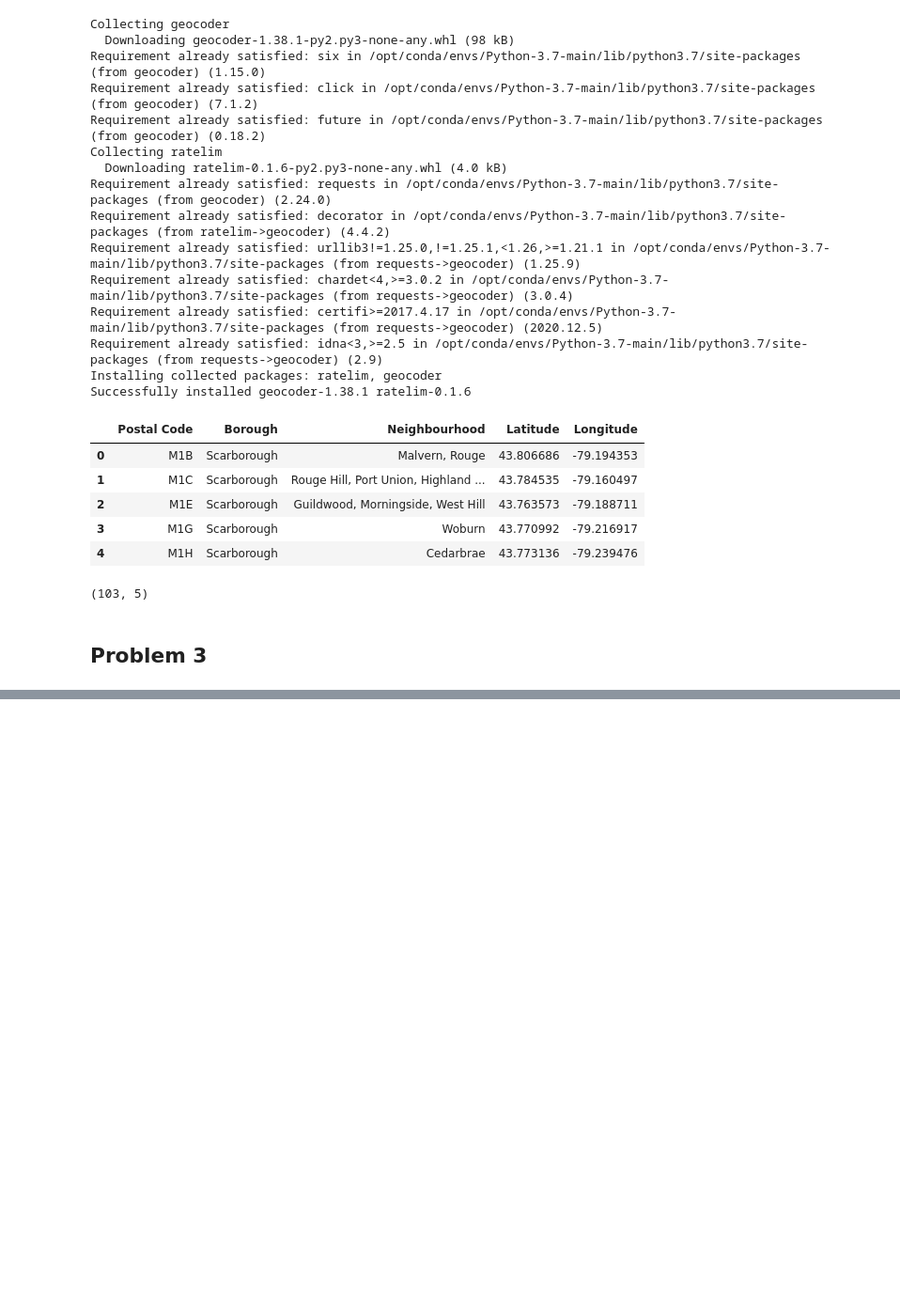
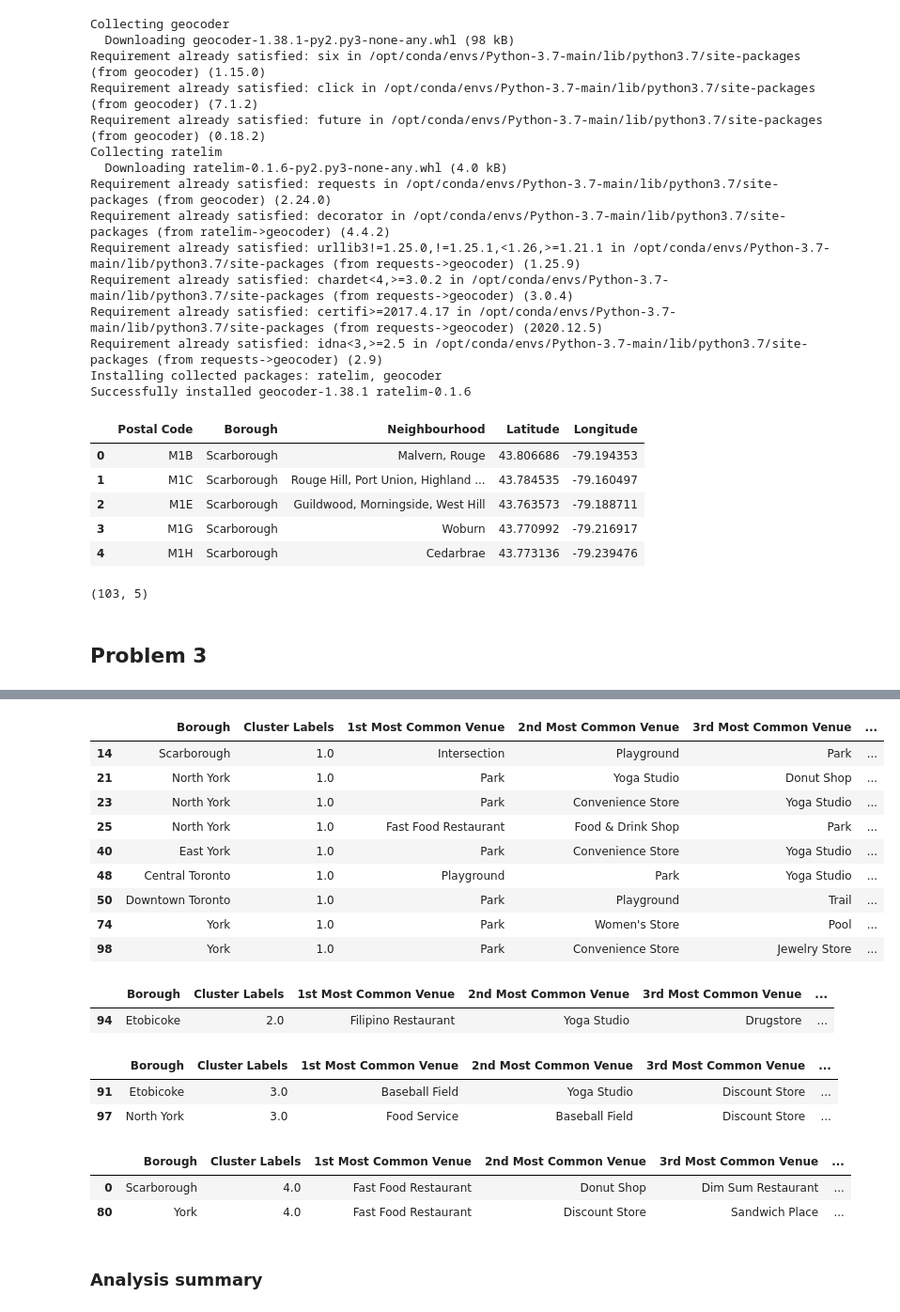
Before and after one commit to martinwilloch/Data-Science, a Jupyter notebook: ibm-ds-toronto.ipynb, the cells around one changed output, grey strips where cells are left out. Shown at 94% size. Saved outputs shown, nothing was run; the diff lists cells and outputs as text; code cells hidden in the pictures; blank space fills up the shorter version.

```diff
--- a/ibm-ds-toronto.ipynb
+++ b/ibm-ds-toronto.ipynb
@@ -104,0 +371,32 @@ full_df.shape
+# %%
+venues_merged.loc[venues_merged['Cluster Labels'] == 1, venues_merged.columns[[1] + list(range(5, venues_merged.shape[1]))]]
+# %% [output]
+|  | Borough | Cluster Labels | 1st Most Common Venue | 2nd Most Common Venue | 3rd Most Common Venue | ... |
+| 14 | Scarborough | 1.0 | Intersection | Playground | Park | ... |
+| 21 | North York | 1.0 | Park | Yoga Studio | Donut Shop | ... |
+| 23 | North York | 1.0 | Park | Convenience Store | Yoga Studio | ... |
+| 25 | North York | 1.0 | Fast Food Restaurant | Food & Drink Shop | Park | ... |
+| 40 | East York | 1.0 | Park | Convenience Store | Yoga Studio | ... |
+| 48 | Central Toronto | 1.0 | Playground | Park | Yoga Studio | ... |
+| 50 | Downtown Toronto | 1.0 | Park | Playground | Trail | ... |
+| 74 | York | 1.0 | Park | Women's Store | Pool | ... |
+| 98 | York | 1.0 | Park | Convenience Store | Jewelry Store | ... |
+# %%
+venues_merged.loc[venues_merged['Cluster Labels'] == 2, venues_merged.columns[[1] + list(range(5, venues_merged.shape[1]))]]
+# %% [output]
+|  | Borough | Cluster Labels | 1st Most Common Venue | 2nd Most Common Venue | 3rd Most Common Venue | ... |
+| 94 | Etobicoke | 2.0 | Filipino Restaurant | Yoga Studio | Drugstore | ... |
+# %%
+venues_merged.loc[venues_merged['Cluster Labels'] == 3, venues_merged.columns[[1] + list(range(5, venues_merged.shape[1]))]]
+# %% [output]
+|  | Borough | Cluster Labels | 1st Most Common Venue | 2nd Most Common Venue | 3rd Most Common Venue | ... |
+| 91 | Etobicoke | 3.0 | Baseball Field | Yoga Studio | Discount Store | ... |
+| 97 | North York | 3.0 | Food Service | Baseball Field | Discount Store | ... |
+# %%
+venues_merged.loc[venues_merged['Cluster Labels'] == 4, venues_merged.columns[[1] + list(range(5, venues_merged.shape[1]))]]
+# %% [output]
+|  | Borough | Cluster Labels | 1st Most Common Venue | 2nd Most Common Venue | 3rd Most Common Venue | ... |
+| 0 | Scarborough | 4.0 | Fast Food Restaurant | Donut Shop | Dim Sum Restaurant | ... |
+| 80 | York | 4.0 | Fast Food Restaurant | Discount Store | Sandwich Place | ... |
+# %% [markdown]
+### Analysis summary
```
Also changed, not shown: parts of 16 cells of this notebook.
